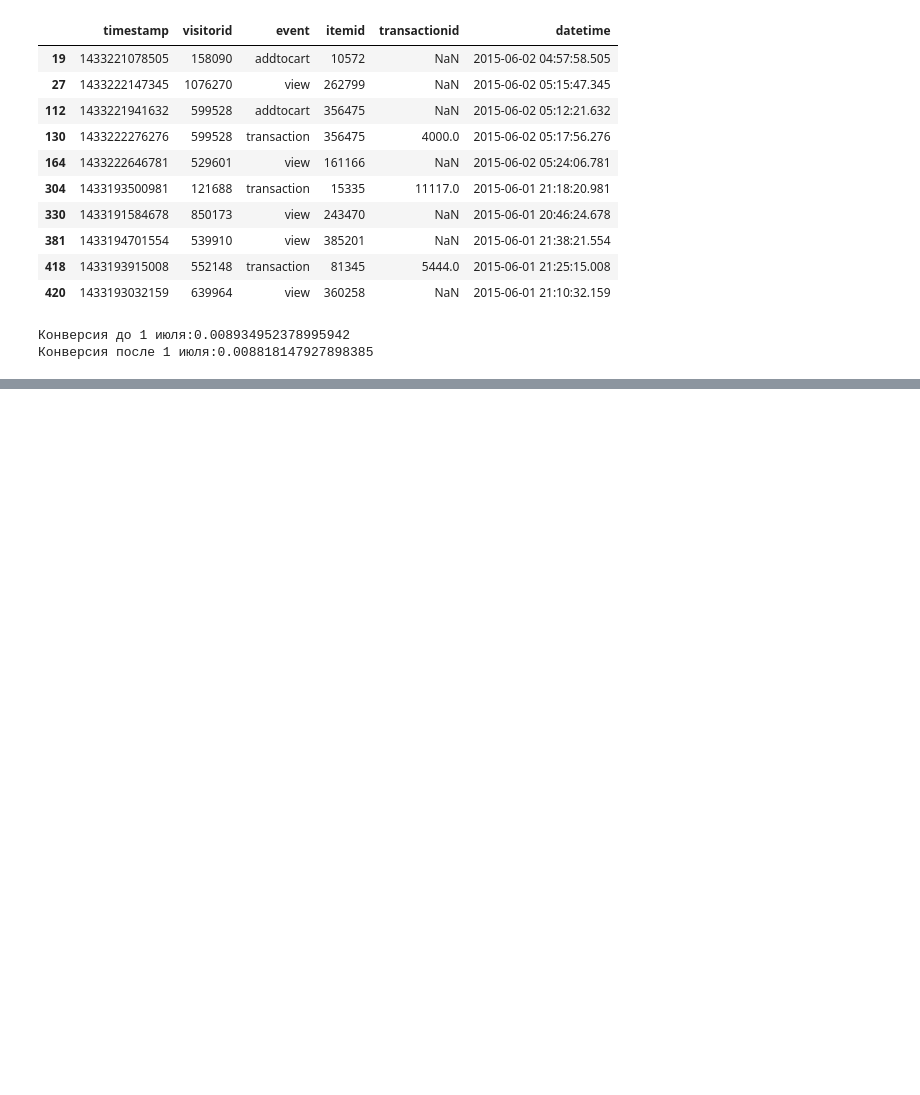
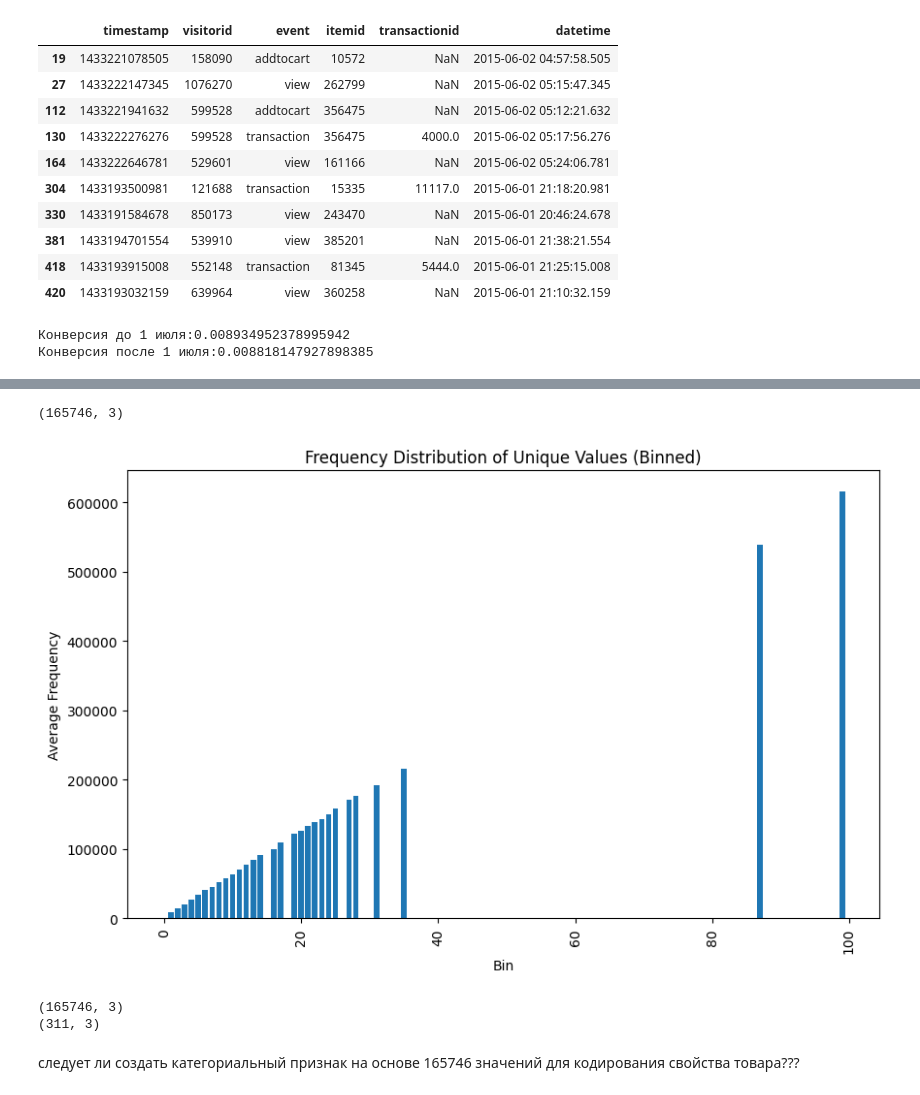
Before and after one commit to sawa25/DIPDIP, a Jupyter notebook: start.ipynb, the cells around one changed output, grey strips where cells are left out. Saved outputs shown, nothing was run; the diff lists cells and outputs as text; code cells hidden in the pictures; blank space fills up the shorter version.

```diff
--- a/start.ipynb
+++ b/start.ipynb
@@ -434,0 +506,12 @@ print(f"Конверсия после 1 июля:{trans_aft.groupby(['visitorid'
+# %%
+prop2=properties_filtered.groupby(['property', 'itemid']).filter(lambda x: True)
+
+# Разделяем строки в столбце 'column_name' на множества значений
+prop2['svalue'] = prop2['value'].apply(lambda x: set(x.split(' ')))
+
+# Объединяем множества значений в одно множество
+unique_values = set.union(*prop2['svalue'])
+
+# Определяем количество уникальных значений
+num_unique_values = len(unique_values)
+print('Количество уникальных значений:', num_unique_values)
@@ -434,0 +570,11 @@ print(f"Конверсия после 1 июля:{trans_aft.groupby(['visitorid'
+# %%
+# Сортируем значения по убыванию частоты
+sorted_values = sorted(value_frequencies.items(), key=lambda x: x[1], reverse=True)
+
+# Выводим отсортированные значения
+print('Частоты уникальных значений, отсортированные по убыванию:')
+for value, frequency in sorted_values[:30]:
+    # print(f'{value}: {frequency}')
+    pass
+# Преобразуем отсортированный список кортежей в DataFrame для удобства визуализации
+frequencies_df = pd.DataFrame(sorted_values, columns=['Value', 'Frequency'])
@@ -434,0 +597,36 @@ print(f"Конверсия после 1 июля:{trans_aft.groupby(['visitorid'
+# %%
+frequencies_df.shape
+# %% [output]
+(165746, 3)
+# %%
+# Определяем количество бинов для разделения данных
+num_bins = 100 # Выберите разумное количество бинов
+
+# Разделяем данные на бины
+frequencies_df['Bin'] = pd.cut(frequencies_df['Frequency'], bins=num_bins, labels=False)
+
+# Считаем среднюю частоту для каждого бина
+binned_frequencies = frequencies_df.groupby('Bin')['Frequency'].mean().reset_index()
+
+# Построение гистограммы частот
+plt.figure(figsize=(10, 6))
+plt.bar(binned_frequencies['Bin'], binned_frequencies['Frequency'])
+plt.xlabel('Bin')
+plt.ylabel('Average Frequency')
+plt.title('Frequency Distribution of Unique Values (Binned)')
+plt.xticks(rotation=90) # Поворот меток по оси X для лучшей читаемости
+plt.ylim(bottom=0) # Устанавливаем нижний предел оси Y в 0
+plt.show()
+# %% [output]
+[figure, added]
+# %%
+# если отбросить всего 1 крайний бин из 100 бинов,
+# то количество уникальных значений для свойств уменьшится с 165746 до 311
+# т.е. для факторизационной машины будет на 3 порядка меньше таблицы при потере 1% значений свойств товаров
+print(frequencies_df.shape)
+print(frequencies_df[frequencies_df.Bin>=1].shape)
+# %% [output]
+(165746, 3)
+(311, 3)
+# %% [markdown]
+следует ли создать категориальный признак на основе 165746 значений для кодирования свойства товара???
```
Also changed, not shown: parts of 64 cells of this notebook, 4 other files.
